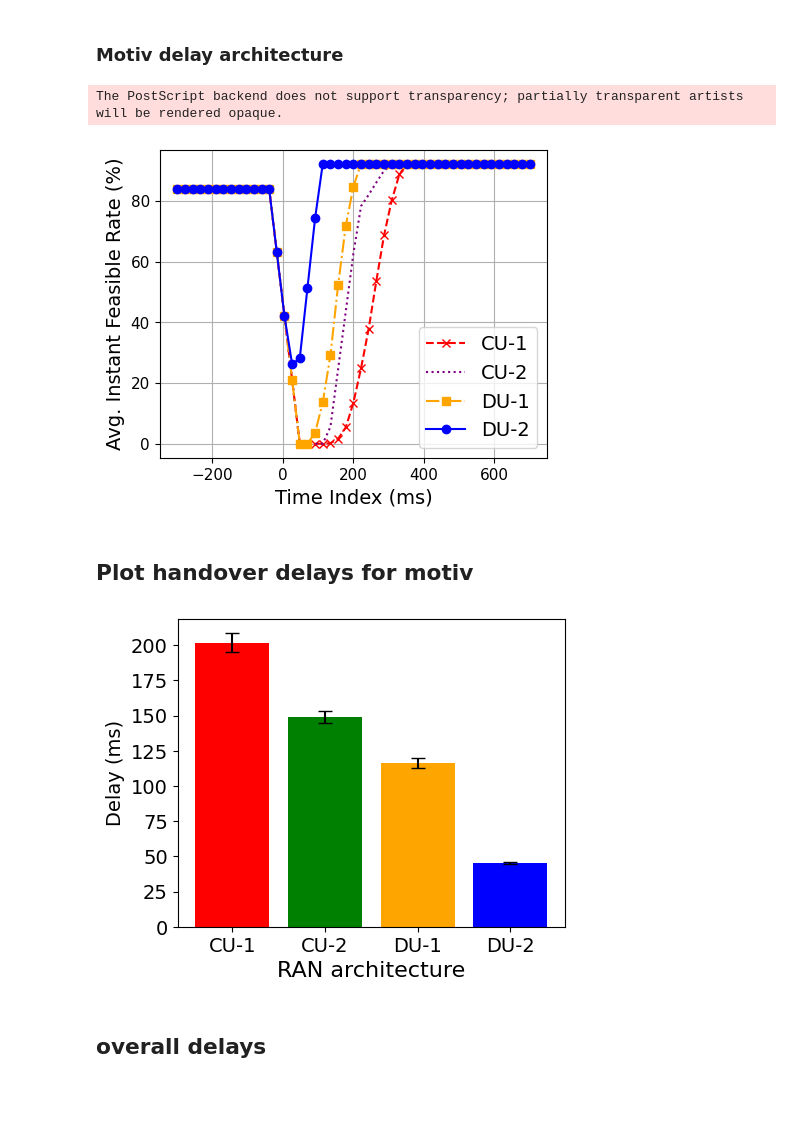
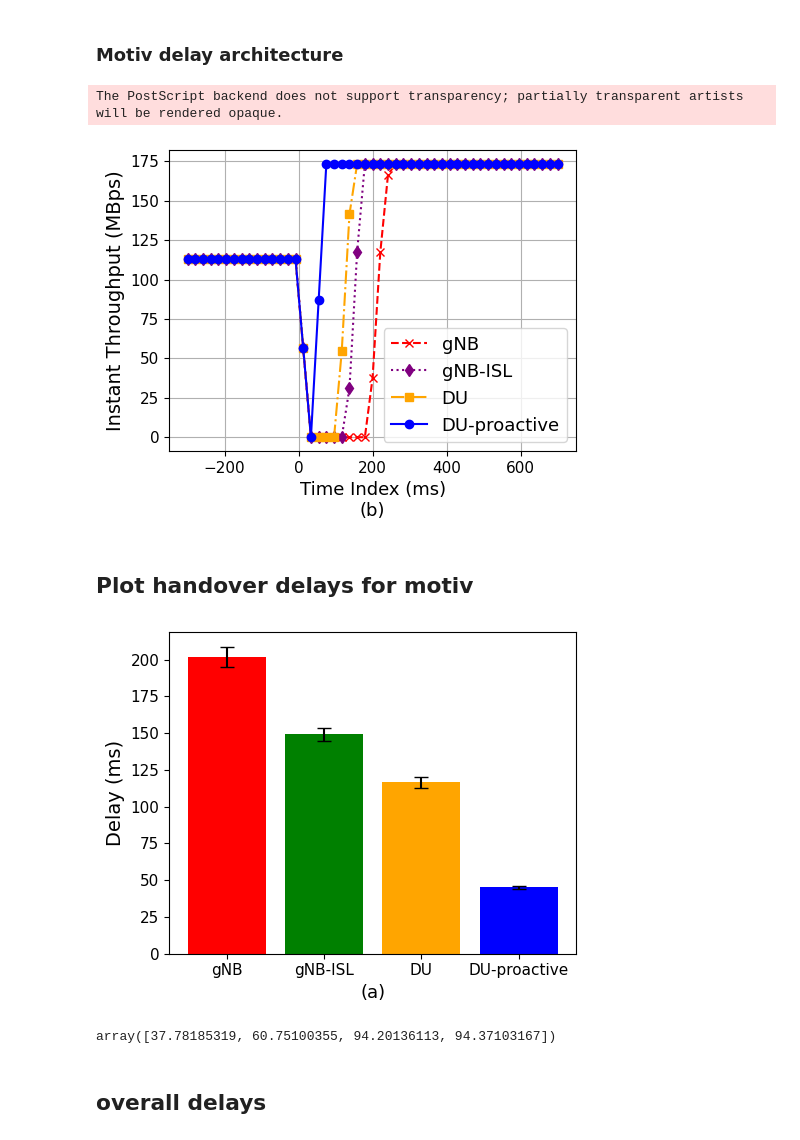
Before and after one commit to yutailin1993/StarryNet, a Jupyter notebook: result_plot.ipynb, the cells around one changed output. Cells and saved outputs as stored; diff of their text form; code cells hidden in the pictures; blank space fills up the shorter version.

```diff
--- a/result_plot.ipynb
+++ b/result_plot.ipynb
@@ -70,9 +70,9 @@ greedy_AS = [[1, satellites_num + 3 + 147]]
 greedy_gw_indices = [x for x in range(satellites_num + 1, satellites_num + 3 + 1)]
 greedy_cell_indices = [x for x in range(satellites_num + 3 + 1, satellites_num + 3 + 1 + 147)]
 
-greedy_change_file_list = ['greedy_small_2_topo_leo_change.txt', 'greedy_hold_small_2_topo_leo_change.txt']
-greedy_results_dir_list = ['greedy_small_2', 'greedy_hold_small_2']
-greedy_delay_dir_list = ['greedy_small_2_delay/', 'greedy_hold_small_2_delay/']
+greedy_change_file_list = ['greedy_small_2_topo_leo_change.txt', 'tmp/greedy_hold_small_2_topo_leo_change.txt']
+greedy_results_dir_list = ['greedy_small_2', 'tmp/greedy_hold_small_2']
+greedy_delay_dir_list = ['greedy_small_2_delay/', 'tmp/greedy_hold_small_2_delay/']
 
 # Load cell GW assignments
 greedy_assignments_df_list = [pd.read_csv('./sim_configs/small_2/greedy_flows.csv'),
@@ -284,13 +289,13 @@ The PostScript backend does not support transparency; partially transparent arti
 ### Motiv delay architecture
 # %%
 handover_types = ['CU-1', 'CU-2', 'DU-1', 'DU-2']
-file_dir = results_dir + holistic_results_dir
-change_time = holistic_change_time
-change_matrix = holistic_change_matrix
-delay_dir = results_dir + holistic_delay_dir
-cell_indices = holistic_cell_indices
-gw_indices = holistic_gw_indices
-assignments = holistic_assignments
+file_dir = results_dir + greedy_results_dir_list[0]
+change_time = greedy_change_time_list[0]
+change_matrix = greedy_change_matrix_list[0]
+delay_dir = results_dir + greedy_delay_dir_list[0]
+cell_indices = greedy_cell_indices
+gw_indices = greedy_gw_indices
+assignments = greedy_assignments_list[0]
 
 time_unit = 20 # ms
 
@@ -305,28 +310,31 @@ for idx, handover in enumerate(handover_types):
                                                      change_matrix,
                                                      handover, delay_dir))
 
-avg_feasible_rate_list = np.array(avg_feasible_rate_list) * 100
+avg_feasible_rate_list = np.array(avg_feasible_rate_list) * 1000
 # %%
 # Plotting line charts for avg_feasible_rate_list
 plt.figure(figsize=(5, 4))
 
 colors = ['red', 'purple', 'orange', 'blue']
-styles = ['--x', ':', '-.s', '-o']
+styles = ['--x', ':d', '-.s', '-o']
+
+arch = ['gNB', 'gNB-ISL', 'DU', 'DU-proactive']
 
 for idx, avg_feasible_rate in enumerate(avg_feasible_rate_list):
-    plt.plot(np.linspace(-300, 700, len(avg_feasible_rate)), avg_feasible_rate, styles[idx], color=colors[idx], label=f'{handover_types[idx]}')
+    plt.plot(np.linspace(-300, 700, len(avg_feasible_rate)), avg_feasible_rate, styles[idx], color=colors[idx], label=f'{arch[idx]}')
 
-plt.xlabel('Time Index (ms)', fontsize=14)
-plt.ylabel('Avg. Instant Feasible Rate (%)', fontsize=14)
+plt.xlabel('Time Index (ms)\n(b)', fontsize=13)
+plt.ylabel('Instant Throughput (MBps)', fontsize=14)
 plt.xticks(fontsize=11)
 plt.yticks(fontsize=11)
-plt.legend(fontsize=14)
+plt.legend(fontsize=13, loc='lower right')
 plt.grid(True)
+plt.tight_layout()
 plt.savefig('../results/figures/throughput_motiv.eps', format='eps')
 plt.show()
 # %% [output]
 The PostScript backend does not support transparency; partially transparent artists will be rendered opaque.
-[figure, old version]
+[figure, new version]
 # %% [markdown]
 ## Plot handover delays for motiv
 # %%
@@ -355,16 +363,21 @@ for idx in range(4):
 
 err_overall_handover = 1.96 * np.array(std_overall_handover) / np.sqrt(len(holistic_cell_indices))
 
-fig,ax = plt.subplots(figsize=(5,4))
+fig,ax = plt.subplots(figsize=(5, 4))
 
-plt.bar(handover_types, mean_overall_handover, yerr=err_overall_handover, color=['red', 'green', 'orange', 'blue'], capsize=5)
-plt.xticks(fontsize=14)
-plt.yticks(fontsize=14)
-plt.xlabel('RAN architecture', fontsize=16)
+plt.bar(arch, mean_overall_handover, yerr=err_overall_handover, color=['red', 'green', 'orange', 'blue'], capsize=5)
+plt.xticks(fontsize=11)
+plt.yticks(fontsize=11)
 plt.ylabel('Delay (ms)', fontsize=14)
+plt.xlabel('(a)', fontsize=13)
+plt.tight_layout()
 plt.savefig('../results/figures/handover_delay_motiv.eps', format='eps')
 # %% [output]
-[figure, old version]
+[figure, new version]
+# %%
+mean_feasible_capacity_achieved
+# %% [output]
+array([37.78185319, 60.75100355, 94.20136113, 94.37103167])
 # %% [markdown]
 ## overall delays
 # %%
```
Also changed, not shown: parts of 5 cells of this notebook, 2 other files.
